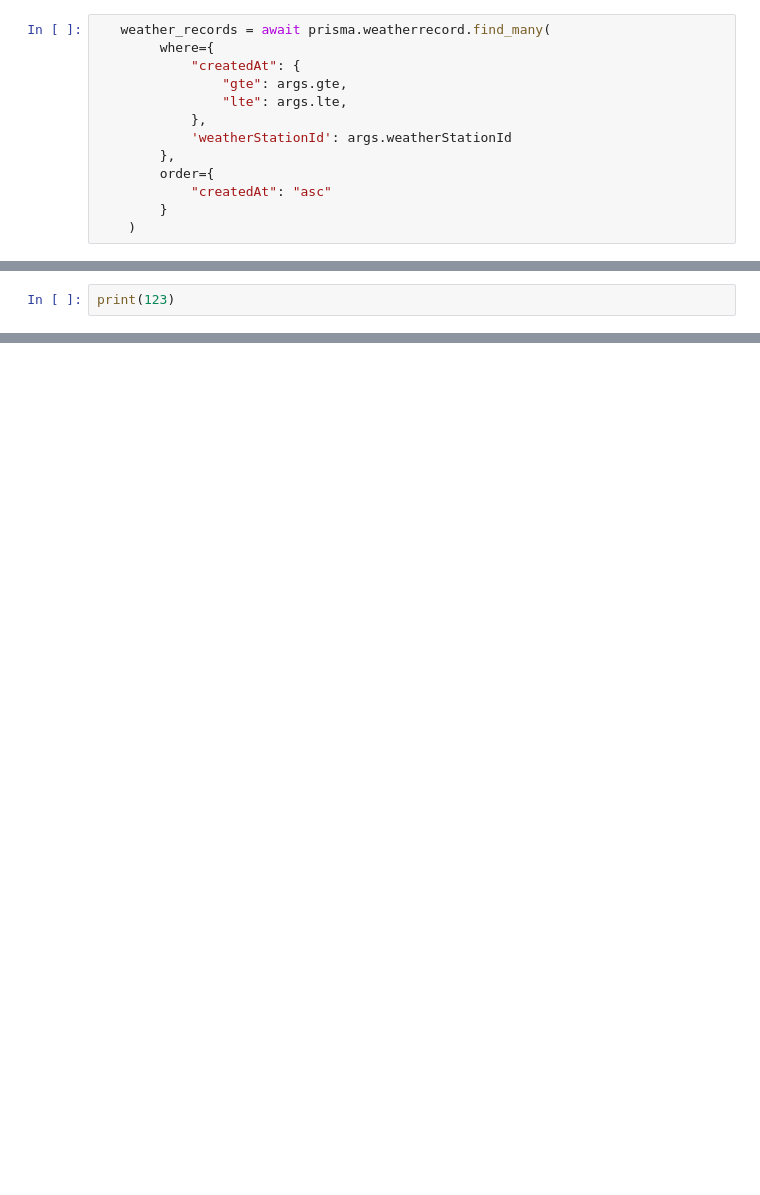
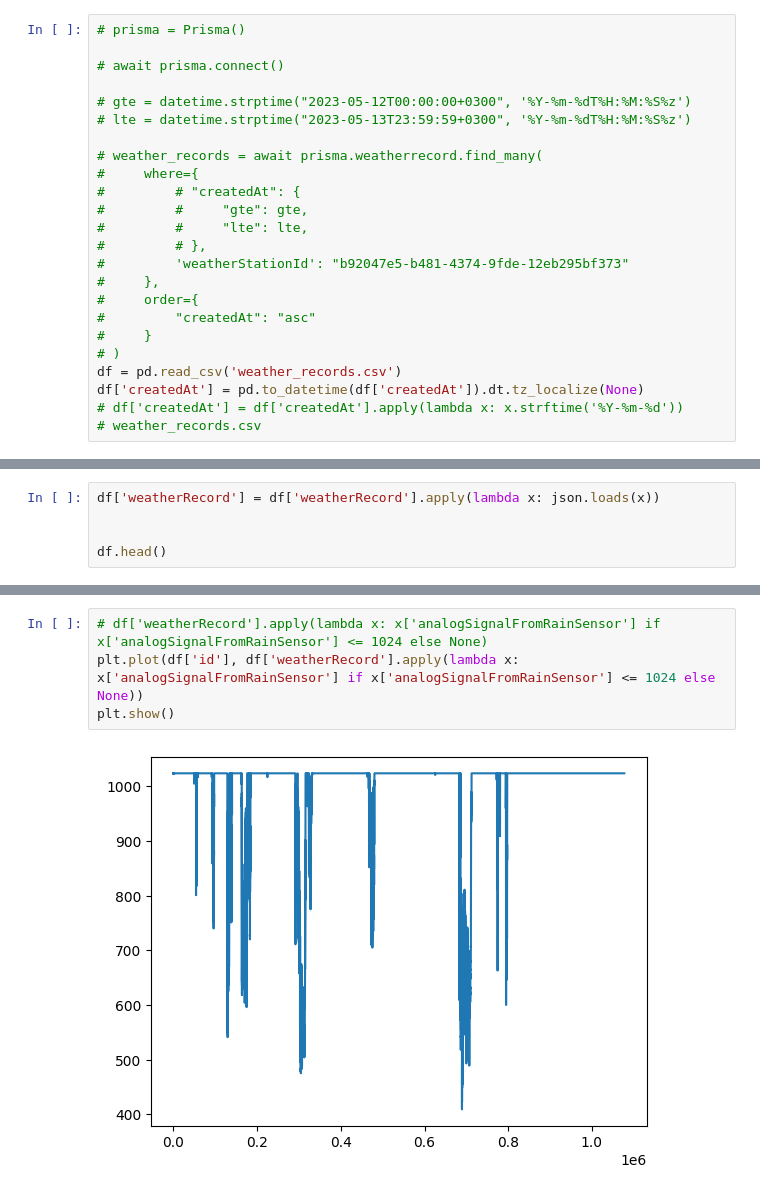
Before and after one commit to catdevdev/weather, a Jupyter notebook: weather-algo/Untitled.ipynb, the cells around one changed output, grey strips where cells are left out. Drawn from its saved outputs; the diff is of its cells as text; blank space fills up the shorter version.

```diff
--- a/weather-algo/Untitled.ipynb
+++ b/weather-algo/Untitled.ipynb
@@ -28,13 +31,24 @@ ModuleNotFoundError: No module named 'neuralprophet'
 # %%
-   weather_records = await prisma.weatherrecord.find_many(
-        where={
-            "createdAt": {
-                "gte": args.gte,
-                "lte": args.lte,
-            },
-            'weatherStationId': args.weatherStationId
-        },
-        order={
-            "createdAt": "asc"
-        }
-    )
+# prisma = Prisma()
+
+# await prisma.connect()
+
+# gte = datetime.strptime("2023-05-12T00:00:00+0300", '%Y-%m-%dT%H:%M:%S%z')
+# lte = datetime.strptime("2023-05-13T23:59:59+0300", '%Y-%m-%dT%H:%M:%S%z')
+
+# weather_records = await prisma.weatherrecord.find_many(
+#     where={
+#         # "createdAt": {
+#         #     "gte": gte,
+#         #     "lte": lte,
+#         # },
+#         'weatherStationId': "b92047e5-b481-4374-9fde-12eb295bf373"
+#     },
+#     order={
+#         "createdAt": "asc"
+#     }
+# )
+df = pd.read_csv('weather_records.csv')
+df['createdAt'] = pd.to_datetime(df['createdAt']).dt.tz_localize(None)
+# df['createdAt'] = df['createdAt'].apply(lambda x: x.strftime('%Y-%m-%d'))
+# weather_records.csv
@@ -45,3 +59,6 @@ print(weather_records)
 # %%
-print(123)
+df['weatherRecord'] = df['weatherRecord'].apply(lambda x: json.loads(x))
+
+
+df.head()
 # %% [output]
@@ -48,0 +80,6 @@ print(123)
+# %%
+# df['weatherRecord'].apply(lambda x: x['analogSignalFromRainSensor'] if x['analogSignalFromRainSensor'] <= 1024 else None)
+plt.plot(df['id'], df['weatherRecord'].apply(lambda x: x['analogSignalFromRainSensor'] if x['analogSignalFromRainSensor'] <= 1024 else None))
+plt.show()
+# %% [output]
+[figure, added]
```
Also changed, not shown: parts of 14 cells of this notebook, 52 other files.
